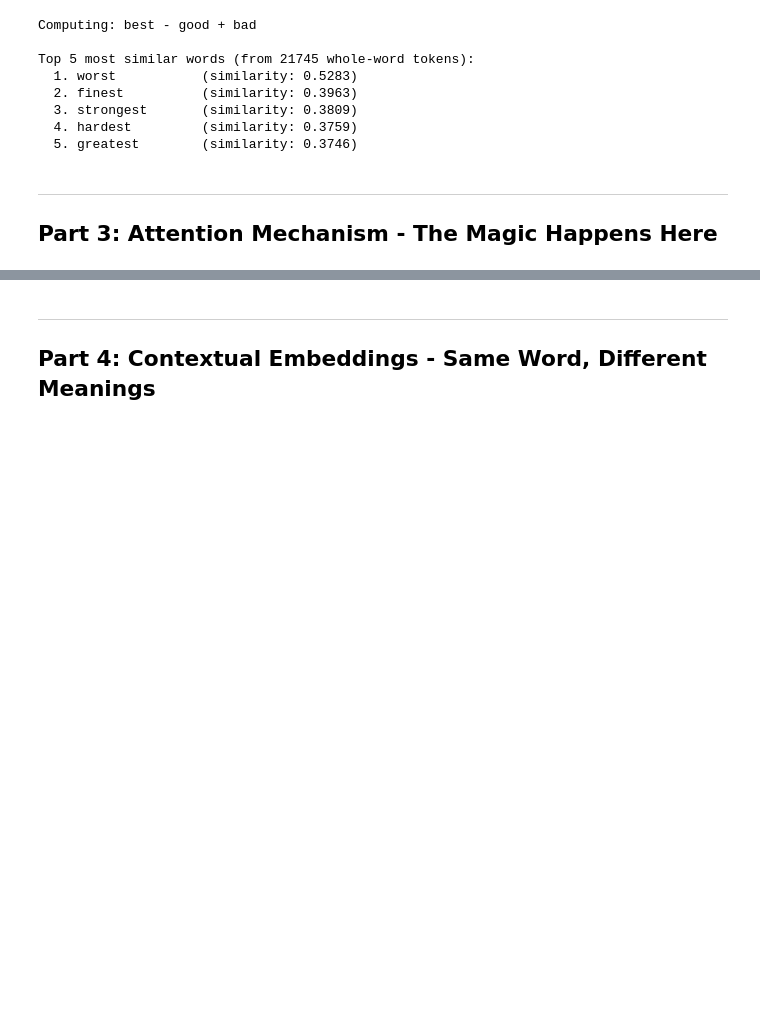
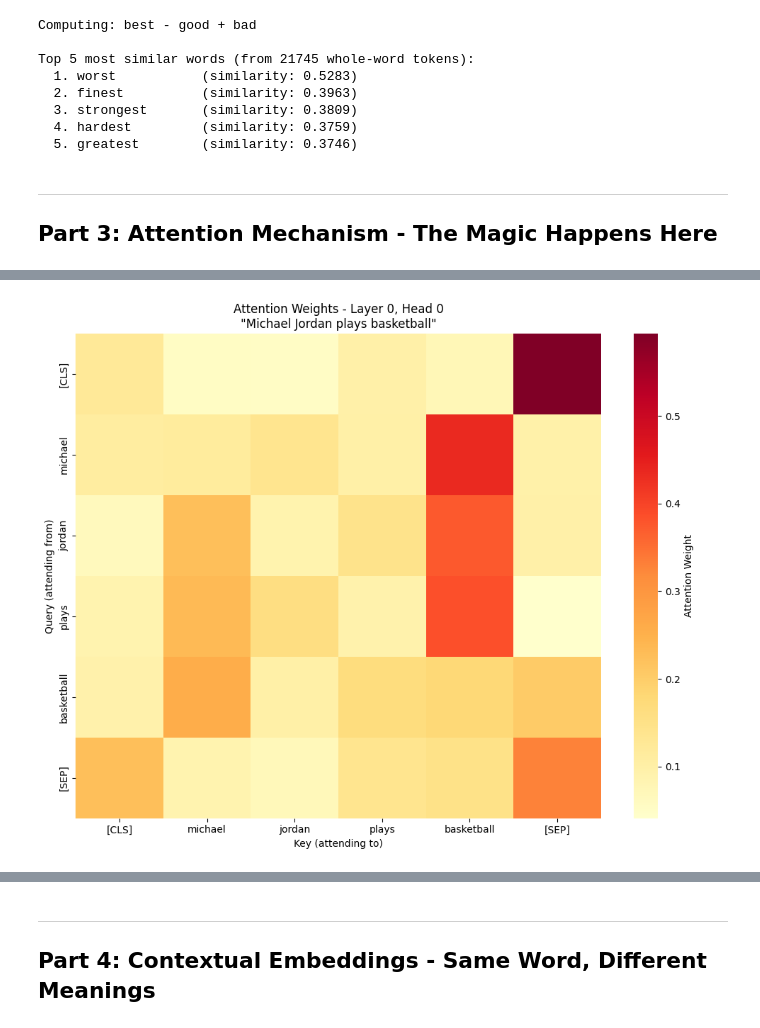
Before and after one commit to tchoffman/demystify-attention, a Jupyter notebook: llm_attention_demo.ipynb, the cells around one changed output, grey strips where cells are left out. Cells and saved outputs as stored; diff of their text form; code cells hidden in the pictures; blank space fills up the shorter version.

Commit message:
pass through part 3

```diff
--- a/llm_attention_demo.ipynb
+++ b/llm_attention_demo.ipynb
@@ -190,8 +190,9 @@ Number of tokens: 1
 ## Part 2: Word Embeddings - Words as Vectors
 # %%
 # Load pre-trained word embeddings (using BERT)
+# attn_implementation="eager" is needed so output_attentions=True works in Part 3
 bert_tokenizer = BertTokenizer.from_pretrained('bert-base-uncased')
-bert_model = BertModel.from_pretrained('bert-base-uncased')
+bert_model = BertModel.from_pretrained('bert-base-uncased', attn_implementation="eager")
 bert_model.eval()
 
 print("BERT model loaded!")
@@ -537,0 +545,5 @@ visualize_attention("Michael Jordan plays basketball")
+# %%
+
+_ = visualize_attention("Michael Jordan plays basketball", layer=0, head=0) #0, 2, 5,
+# %% [output]
+[figure, added]
```
Also changed, not shown: parts of 8 cells of this notebook.
